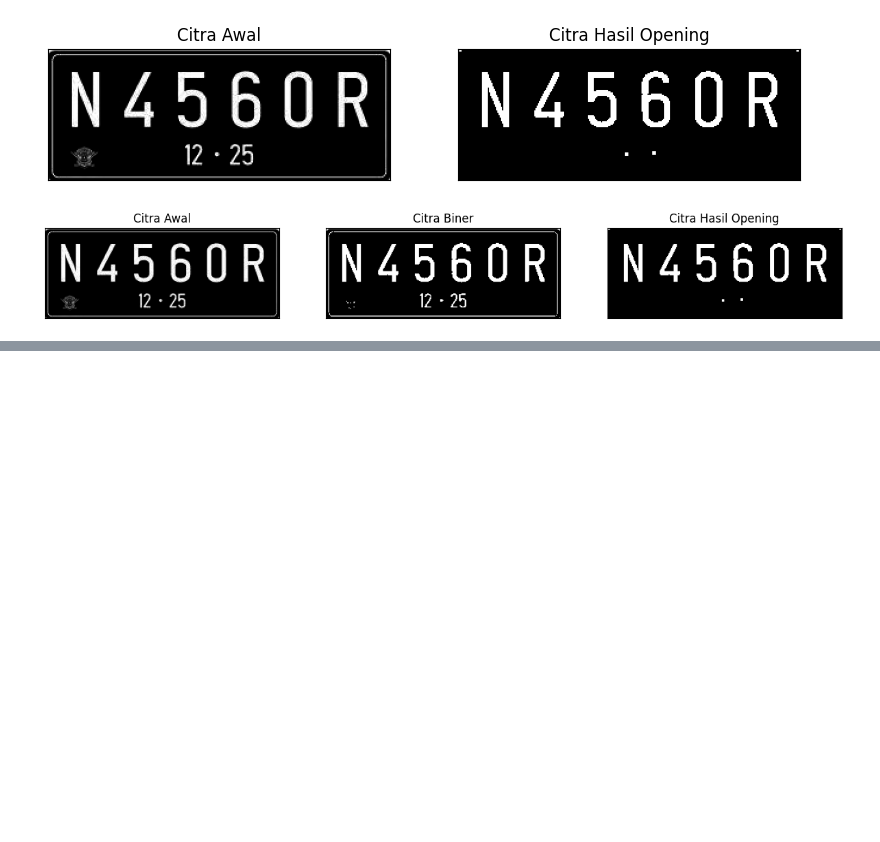
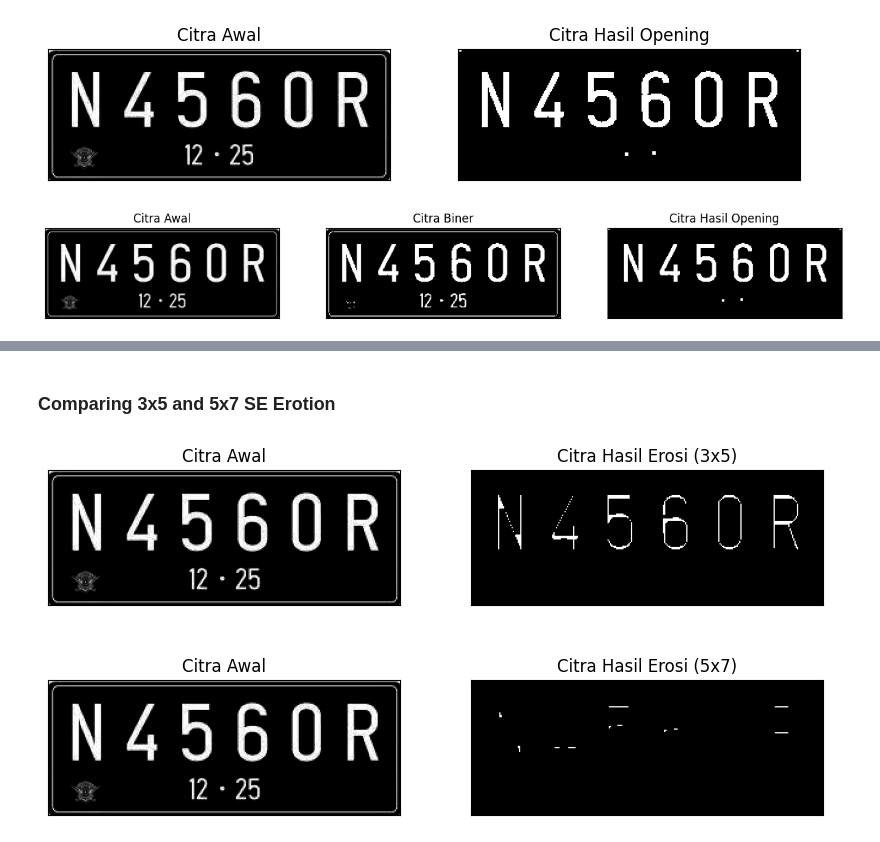
Before and after one commit to andidprastyo/PCVK_Ganjil_2023, a Jupyter notebook: week - 09/morphology.ipynb, the cells around one changed output, grey strips where cells are left out. Cells and saved outputs as stored; diff of their text form; code cells hidden in the pictures; blank space fills up the shorter version.

Commit message:
feat:Vertical Line erotion

```diff
--- a/week - 09/morphology.ipynb
+++ b/week - 09/morphology.ipynb
@@ -183,0 +218,34 @@ plt.show()
+# %% [markdown]
+### Comparing 3x5 and 5x7 SE Erotion
+# %%
+ret, thresh = cv2.threshold(gamma_image, 125,200,cv2.THRESH_BINARY)
+kernel_3 = np.ones((3,5),np.uint8)
+kernel_5 = np.ones((5,7),np.uint8)
+output_image_3 = cv2.erode(thresh,kernel_3,iterations = 1)
+output_image_5 = cv2.erode(thresh,kernel_5,iterations = 1)
+
+fig, axs = plt.subplots(nrows=2, ncols=2, figsize=(10, 5))
+
+axs[0, 0].imshow(gamma_image, cmap='gray')
+axs[0, 0].set_title('Citra Awal')
+axs[0, 0].set_xticks([])
+axs[0, 0].set_yticks([])
+
+axs[0, 1].imshow(output_image_3, cmap='gray')
+axs[0, 1].set_title('Citra Hasil Erosi (3x5)')
+axs[0, 1].set_xticks([])
+axs[0, 1].set_yticks([])
+
+axs[1, 0].imshow(gamma_image, cmap='gray')
+axs[1, 0].set_title('Citra Awal')
+axs[1, 0].set_xticks([])
+axs[1, 0].set_yticks([])
+
+axs[1, 1].imshow(output_image_5, cmap='gray')
+axs[1, 1].set_title('Citra Hasil Erosi (5x7)')
+axs[1, 1].set_xticks([])
+axs[1, 1].set_yticks([])
+
+plt.show()
+# %% [output]
+[figure, added]
```
Also changed, not shown: parts of 5 cells of this notebook.
